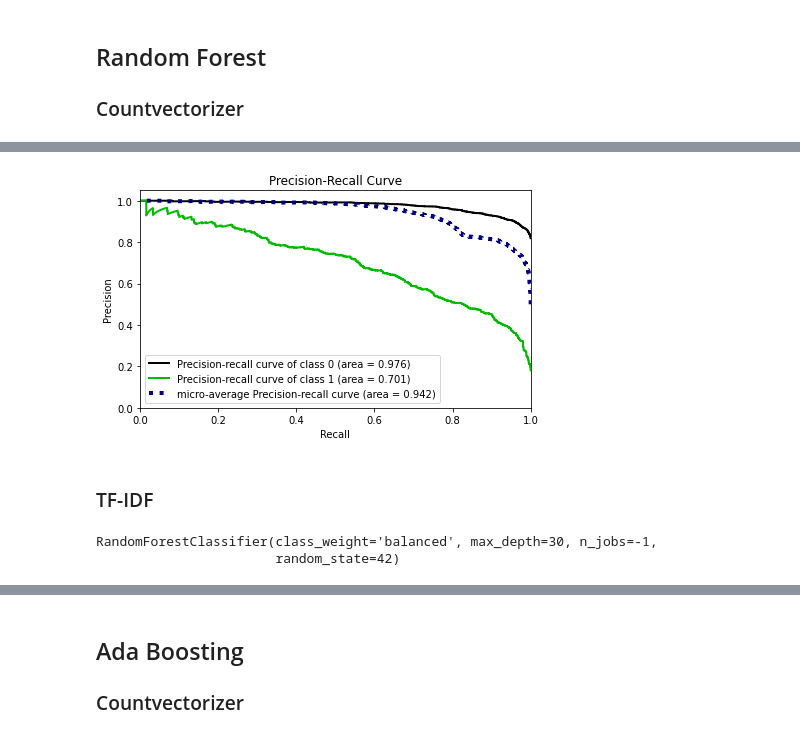
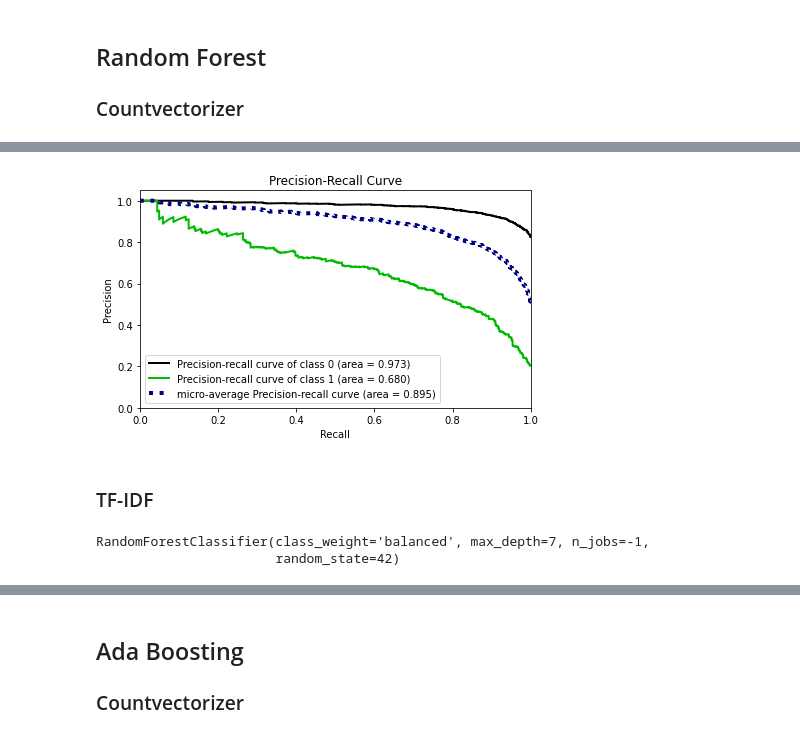
Before and after one commit to Furkan-Coskun/NLP, a Jupyter notebook: NLP_Sentiment_Analysis_Project.ipynb, the cells around one changed output, grey strips where cells are left out. Saved outputs shown, nothing was run; the diff lists cells and outputs as text; code cells hidden in the pictures.

```diff
--- a/NLP_Sentiment_Analysis_Project.ipynb
+++ b/NLP_Sentiment_Analysis_Project.ipynb
@@ -1347,6 +1347,6 @@ svc_tfidf_AP = average_precision_score(y_test, decision_function)
 ### Countvectorizer
 # %%
 from sklearn.ensemble import RandomForestClassifier
-rf = RandomForestClassifier(100, max_depth = 30, random_state = 42, class_weight="balanced",n_jobs = -1) # class_weight="balanced"
+rf = RandomForestClassifier(100, max_depth = 7, random_state = 42, class_weight="balanced",n_jobs = -1)
 rf.fit(X_train_count, y_train)
 # %% [output]
@@ -1390,7 +1390,7 @@ train_f1-neg           0.922019
 dtype: float64
 # %%
-param_grid = {"n_estimators":[10,50,75,100],
-              "max_depth": [10,30,50]}
-grid_search = GridSearchCV(RandomForestClassifier(class_weight="balanced"), param_grid, cv=10, verbose=2, n_jobs=-1)
+param_grid = {"n_estimators":[50, 75, 100],
+              "max_depth": [5, 7, 10, 15, 30]}
+grid_search = GridSearchCV(RandomForestClassifier(class_weight="balanced"), param_grid, cv=10, verbose=2, n_jobs=-1, scoring = 'recall')
 grid_search.fit(X_train_count, y_train)
 # %% [output]
@@ -1407,14 +1422,14 @@ grid_search.best_params_
 # %%
-model = RandomForestClassifier(100, max_depth = 30, random_state = 42, n_jobs = -1)
+model = RandomForestClassifier(100, max_depth = 5, random_state = 42, n_jobs = -1, class_weight="balanced")
 
 model.fit(X_train_count, y_train)
 
 y_pred_proba = model.predict_proba(X_test_count)
 
 plot_precision_recall(y_test, y_pred_proba)
 plt.show();
 # %% [output]
-[figure, old version]
+[figure, new version]
 # %%
 y_pred = rf.predict(X_test_count)
 rf_count_rec_neg = recall_score(y_test, y_pred, labels = [1], average = None)
@@ -1423,10 +1438,10 @@ rf_AP_neg = average_precision_score(y_test, y_pred_proba[:, 1])
 # %% [markdown]
 ### TF-IDF
 # %%
-rf = RandomForestClassifier(100, max_depth=30, class_weight="balanced", random_state = 42, n_jobs = -1)
+rf = RandomForestClassifier(100, max_depth=7, class_weight="balanced", random_state = 42, n_jobs = -1)
 rf.fit(X_train_tf_idf, y_train)
 # %% [output]
-RandomForestClassifier(class_weight='balanced', max_depth=30, n_jobs=-1,
+RandomForestClassifier(class_weight='balanced', max_depth=7, n_jobs=-1,
                        random_state=42)
 # %%
 print("RF MODEL")
```
Also changed, not shown: parts of 34 cells of this notebook.
